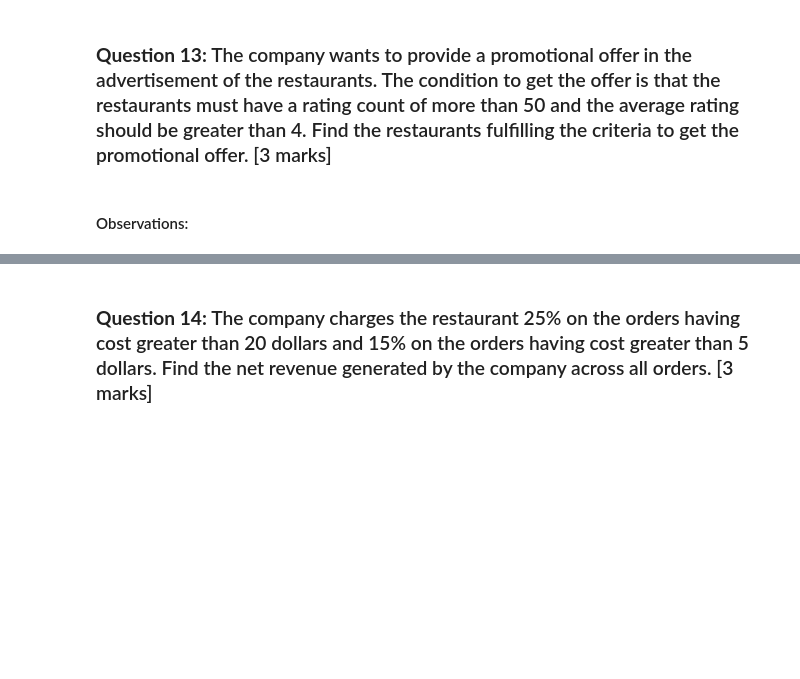
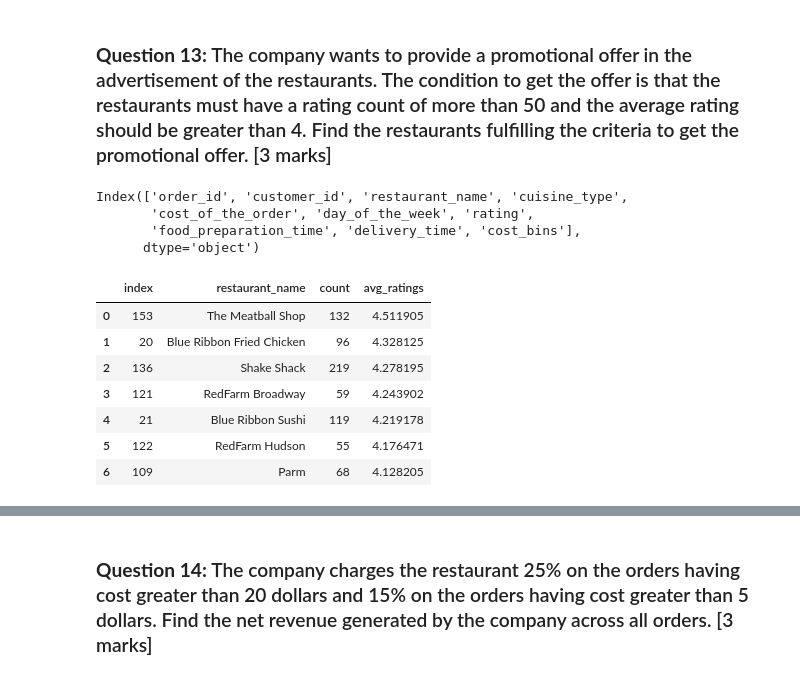
Before and after one commit to Rajesh2015/FoodHub-Data-Analysis, a Jupyter notebook: FoodHub-EDA.ipynb, the cells around one changed output, grey strips where cells are left out. Drawn from its saved outputs; the diff is of its cells as text; code cells hidden in the pictures; blank space fills up the shorter version.

Commit message:
Added observations  questions 13 and14

```diff
--- a/FoodHub-EDA.ipynb
+++ b/FoodHub-EDA.ipynb
@@ -888,2 +886,22 @@ There is no corelation between any of these variables
-# %% [markdown]
-#### Observations:
+# %%
+food_df.columns
+# %% [output]
+Index(['order_id', 'customer_id', 'restaurant_name', 'cuisine_type',
+       'cost_of_the_order', 'day_of_the_week', 'rating',
+       'food_preparation_time', 'delivery_time', 'cost_bins'],
+      dtype='object')
+# %%
+food_df['rating']=food_df['rating'] = pd.to_numeric(food_df['rating'], errors='coerce')
+rating_count = food_df.groupby('restaurant_name')['rating'].agg(['size', 'mean']).reset_index()
+rating_count.rename(columns={'size': 'count', 'mean': 'avg_ratings'},inplace=True)
+filtered_rating_count = rating_count[(rating_count['count'] > 50) & (rating_count['avg_ratings'] > 4) ]
+filtered_rating_count.sort_values(by=['avg_ratings'],ascending=False).reset_index()
+# %% [output]
+|  | index | restaurant_name | count | avg_ratings |
+| 0 | 153 | The Meatball Shop | 132 | 4.511905 |
+| 1 | 20 | Blue Ribbon Fried Chicken | 96 | 4.328125 |
+| 2 | 136 | Shake Shack | 219 | 4.278195 |
+| 3 | 121 | RedFarm Broadway | 59 | 4.243902 |
+| 4 | 21 | Blue Ribbon Sushi | 119 | 4.219178 |
+| 5 | 122 | RedFarm Hudson | 55 | 4.176471 |
+| 6 | 109 | Parm | 68 | 4.128205 |
```
Also changed, not shown: parts of 8 cells of this notebook.
